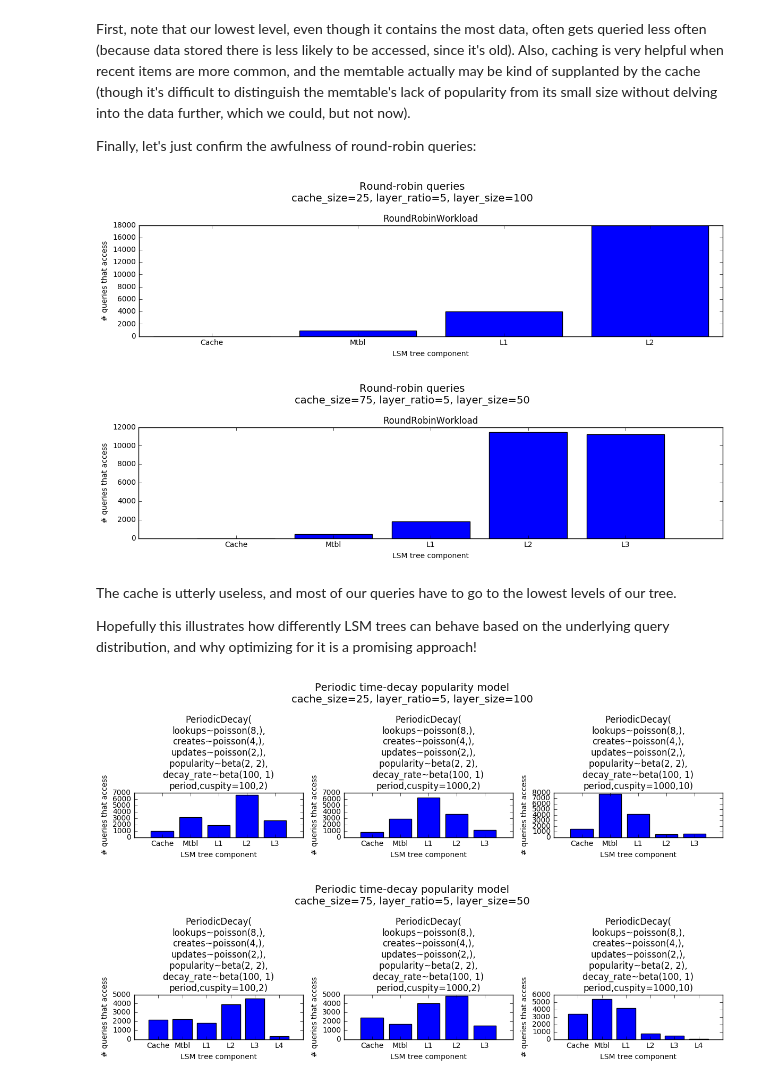
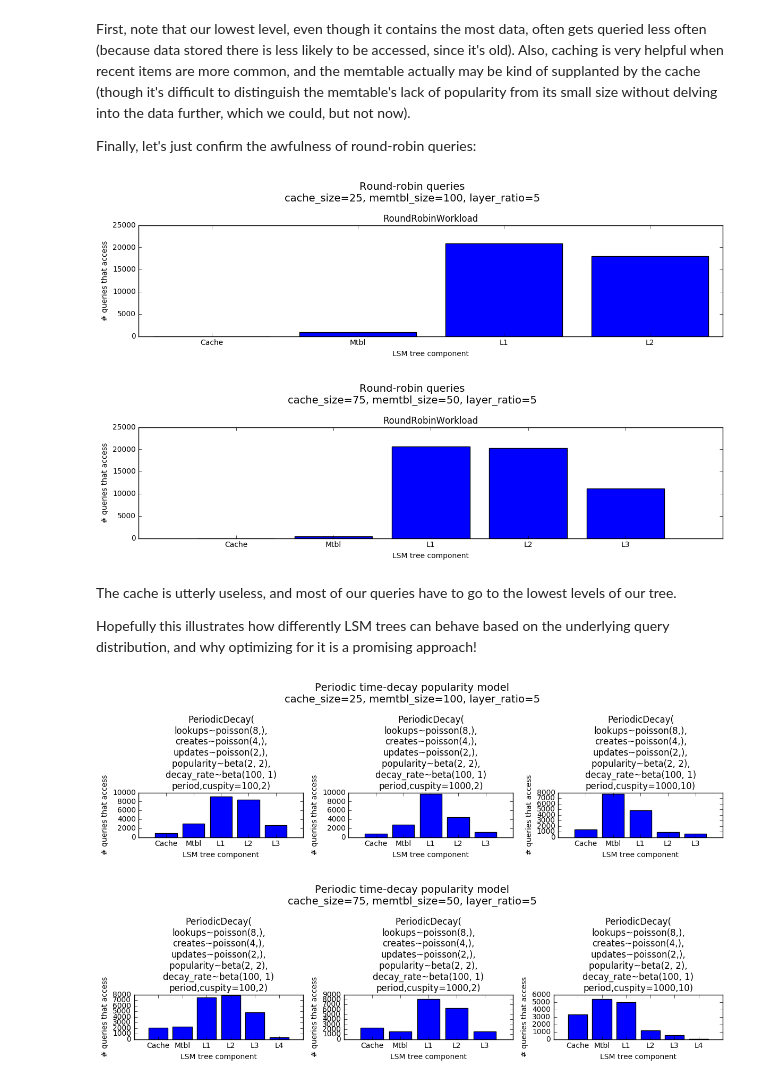
Before and after one commit to asross/cs265, a Jupyter notebook: simulations/lsemulation.ipynb, the cells around one changed output. Drawn from its saved outputs; the diff is of its cells as text; code cells hidden in the pictures.

```diff
--- a/simulations/lsemulation.ipynb
+++ b/simulations/lsemulation.ipynb
@@ -70,7 +70,7 @@ def dictstr(h):
   return ', '.join(['{}={}'.format(k,v) for k,v in h.items()])
 
 def plot_workload_trees(wls, title='', gridsize=None, **tree_options):
-  trees = [lsmulate(wl.queries, **tree_options) for wl in wls]
+  trees = [LSMulator.emulate(wl.queries, **tree_options) for wl in wls]
   if gridsize is None:
     gridsize = (1, len(wls))
   with figure_grid(*gridsize) as grid:
@@ -120,23 +120,23 @@ First, note that our lowest level, even though it contains the most data, often
 Finally, let's just confirm the awfulness of round-robin queries:
 # %%
 plot_workload_trees(robins, 'Round-robin queries',
-    **{'cache_size': 25, 'layer_size': 100, 'layer_ratio': 5})
+    **{'cache_size': 25, 'memtbl_size': 100, 'layer_ratio': 5})
 
 plot_workload_trees(robins, 'Round-robin queries',
-    **{'cache_size': 75, 'layer_size': 50, 'layer_ratio': 5})
+    **{'cache_size': 75, 'memtbl_size': 50, 'layer_ratio': 5})
 # %% [output]
-[figure, old version]
+[figure, new version]
-[figure, old version]
+[figure, new version]
 # %% [markdown]
 The cache is utterly useless, and most of our queries have to go to the lowest levels of our tree.
 
 Hopefully this illustrates how differently LSM trees can behave based on the underlying query distribution, and why optimizing for it is a promising approach!
 # %%
 plot_workload_trees(periods, 'Periodic time-decay popularity model', (1,3),
-    **{'cache_size': 25, 'layer_size': 100, 'layer_ratio': 5})
+    **{'cache_size': 25, 'memtbl_size': 100, 'layer_ratio': 5})
 
 plot_workload_trees(periods, 'Periodic time-decay popularity model', (1,3),
-    **{'cache_size': 75, 'layer_size': 50, 'layer_ratio': 5})
+    **{'cache_size': 75, 'memtbl_size': 50, 'layer_ratio': 5})
 # %% [output]
-[figure, old version]
+[figure, new version]
-[figure, old version]
+[figure, new version]
```
Also changed, not shown: parts of 6 cells of this notebook, 10 other files.
